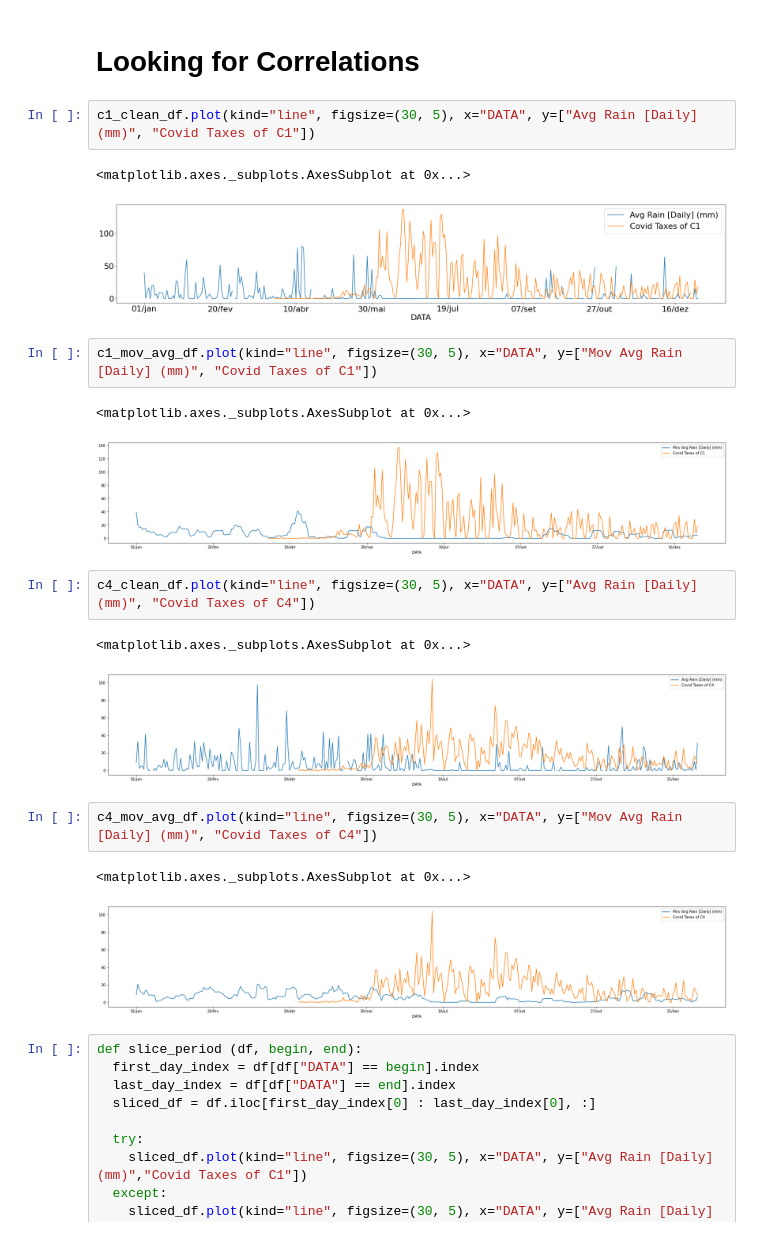
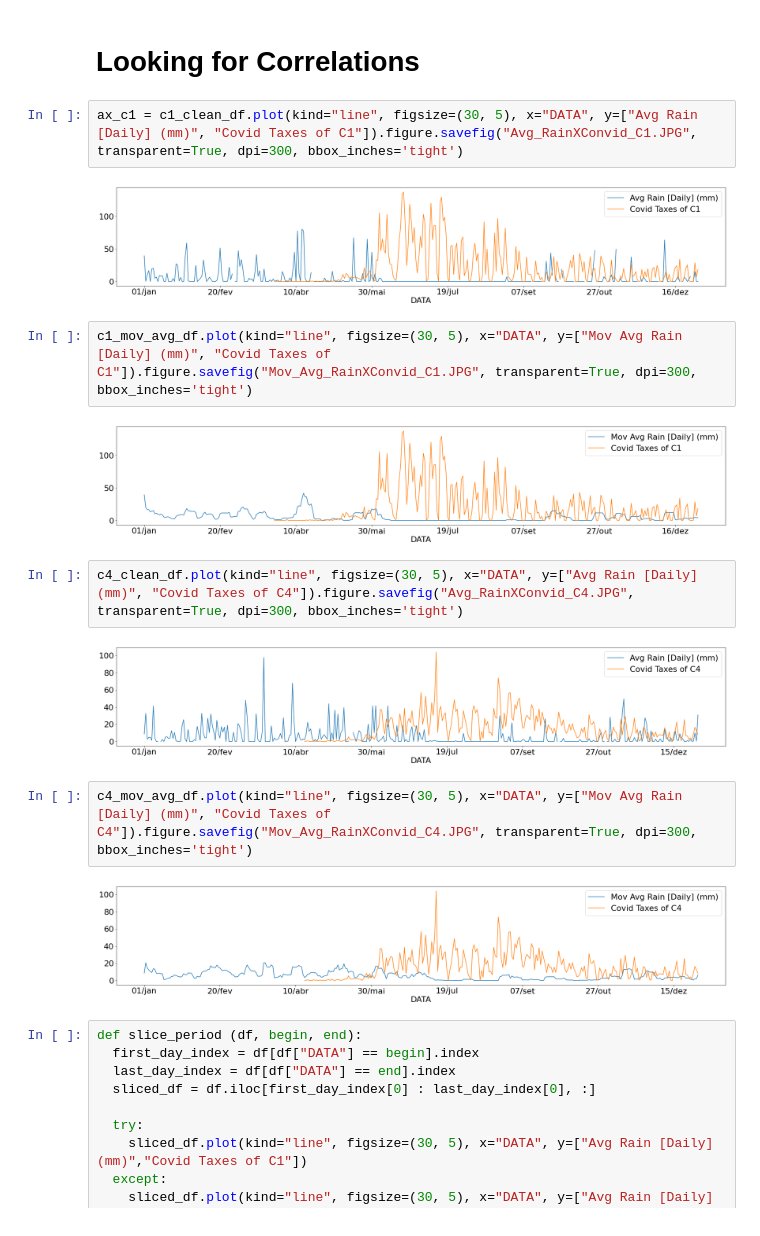
Before and after one commit to arturossouza/UNISINOS-Colabs, a Jupyter notebook: Métodos_Matemáticos_Trabalho_Final.ipynb, the cells around one changed output. Drawn from its saved outputs; the diff is of its cells as text.

```diff
--- a/Métodos_Matemáticos_Trabalho_Final.ipynb
+++ b/Métodos_Matemáticos_Trabalho_Final.ipynb
@@ -212,25 +201,21 @@ dtype: object
 # %% [markdown]
 # Looking for Correlations
 # %%
-c1_clean_df.plot(kind="line", figsize=(30, 5), x="DATA", y=["Avg Rain [Daily] (mm)", "Covid Taxes of C1"])
+ax_c1 = c1_clean_df.plot(kind="line", figsize=(30, 5), x="DATA", y=["Avg Rain [Daily] (mm)", "Covid Taxes of C1"]).figure.savefig("Avg_RainXConvid_C1.JPG", transparent=True, dpi=300, bbox_inches='tight')
 # %% [output]
-<matplotlib.axes._subplots.AxesSubplot at 0x...>
 [figure]
 # %%
-c1_mov_avg_df.plot(kind="line", figsize=(30, 5), x="DATA", y=["Mov Avg Rain [Daily] (mm)", "Covid Taxes of C1"])
+c1_mov_avg_df.plot(kind="line", figsize=(30, 5), x="DATA", y=["Mov Avg Rain [Daily] (mm)", "Covid Taxes of C1"]).figure.savefig("Mov_Avg_RainXConvid_C1.JPG", transparent=True, dpi=300, bbox_inches='tight')
 # %% [output]
-<matplotlib.axes._subplots.AxesSubplot at 0x...>
-[figure, old version]
+[figure, new version]
 # %%
-c4_clean_df.plot(kind="line", figsize=(30, 5), x="DATA", y=["Avg Rain [Daily] (mm)", "Covid Taxes of C4"])
+c4_clean_df.plot(kind="line", figsize=(30, 5), x="DATA", y=["Avg Rain [Daily] (mm)", "Covid Taxes of C4"]).figure.savefig("Avg_RainXConvid_C4.JPG", transparent=True, dpi=300, bbox_inches='tight')
 # %% [output]
-<matplotlib.axes._subplots.AxesSubplot at 0x...>
-[figure, old version]
+[figure, new version]
 # %%
-c4_mov_avg_df.plot(kind="line", figsize=(30, 5), x="DATA", y=["Mov Avg Rain [Daily] (mm)", "Covid Taxes of C4"])
+c4_mov_avg_df.plot(kind="line", figsize=(30, 5), x="DATA", y=["Mov Avg Rain [Daily] (mm)", "Covid Taxes of C4"]).figure.savefig("Mov_Avg_RainXConvid_C4.JPG", transparent=True, dpi=300, bbox_inches='tight')
 # %% [output]
-<matplotlib.axes._subplots.AxesSubplot at 0x...>
-[figure, old version]
+[figure, new version]
 # %%
 def slice_period (df, begin, end):
   first_day_index = df[df["DATA"] == begin].index
```
Also changed, not shown: parts of 3 cells of this notebook.
